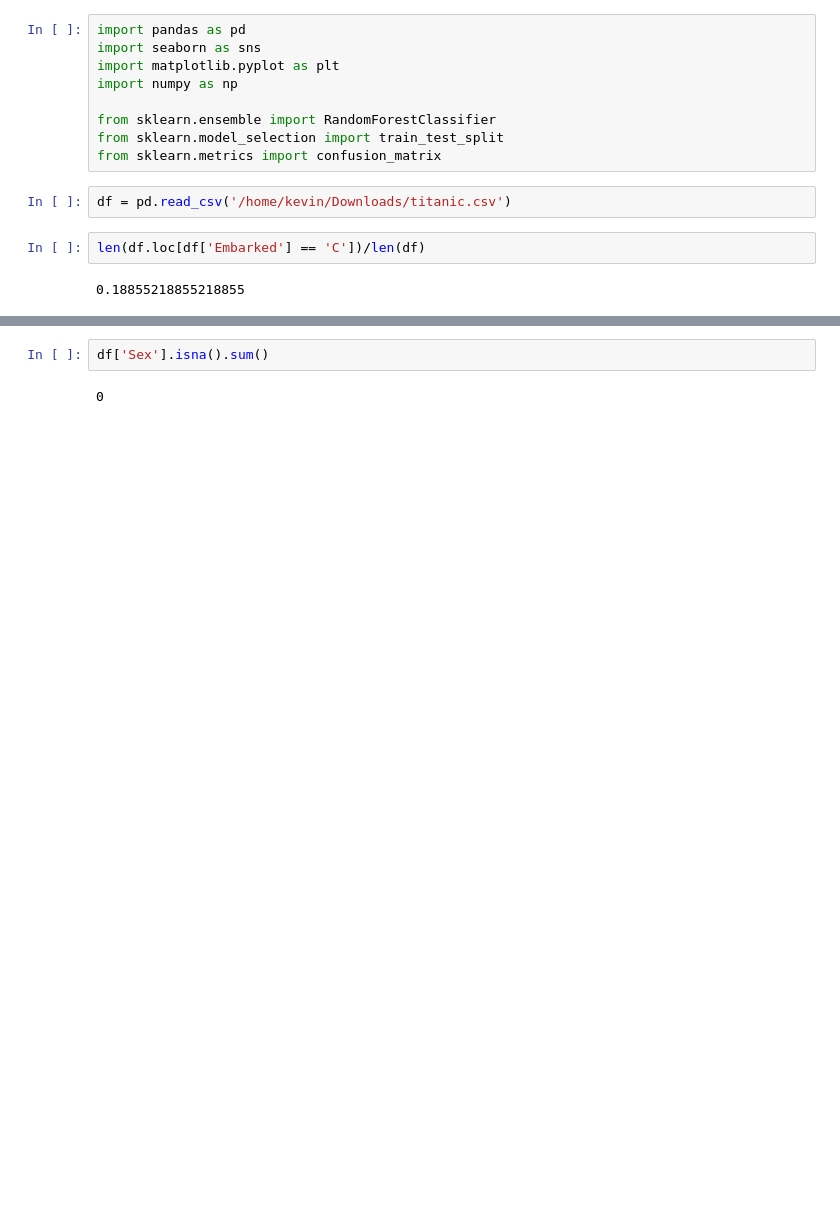
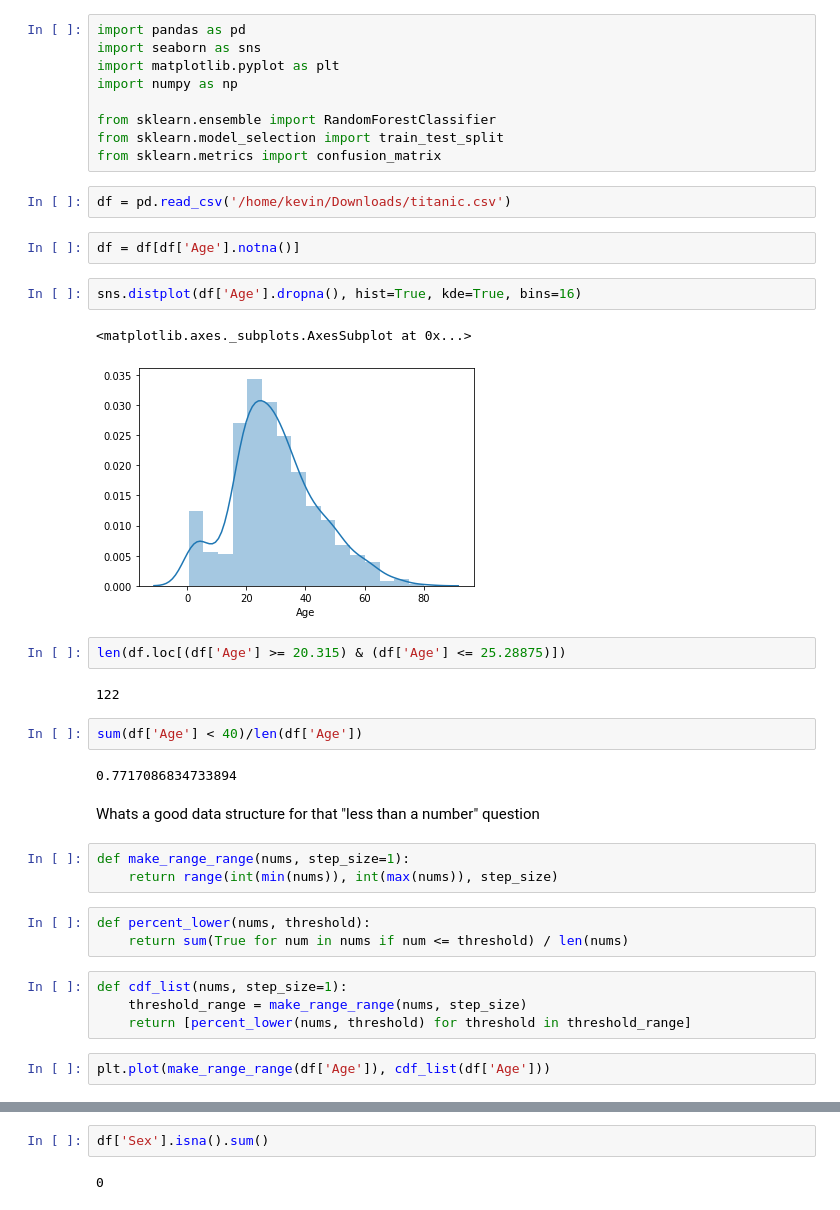
Before and after one commit to kevin-meyers/data-visualizations, a Jupyter notebook: notebooks/titanic.ipynb, the cells around one changed output, grey strips where cells are left out. Drawn from its saved outputs; the diff is of its cells as text; blank space fills up the shorter version.

```diff
--- a/notebooks/titanic.ipynb
+++ b/notebooks/titanic.ipynb
@@ -9,7 +9,32 @@ from sklearn.model_selection import train_test_split
 from sklearn.metrics import confusion_matrix
 # %%
 df = pd.read_csv('/home/kevin/Downloads/titanic.csv')
+# %%
+df = df[df['Age'].notna()]
+# %%
+sns.distplot(df['Age'].dropna(), hist=True, kde=True, bins=16)
+# %% [output]
+<matplotlib.axes._subplots.AxesSubplot at 0x...>
+[figure, added]
 # %%
-len(df.loc[df['Embarked'] == 'C'])/len(df)
+len(df.loc[(df['Age'] >= 20.315) & (df['Age'] <= 25.28875)])
 # %% [output]
-0.18855218855218855
+122
+# %%
+sum(df['Age'] < 40)/len(df['Age'])
+# %% [output]
+0.7717086834733894
+# %% [markdown]
+Whats a good data structure for that "less than a number" question
+# %%
+def make_range_range(nums, step_size=1):
+    return range(int(min(nums)), int(max(nums)), step_size)
+# %%
+def percent_lower(nums, threshold):
+    return sum(True for num in nums if num <= threshold) / len(nums)
+# %%
+def cdf_list(nums, step_size=1):
+    threshold_range = make_range_range(nums, step_size)
+    return [percent_lower(nums, threshold) for threshold in threshold_range]
+# %%
+plt.plot(make_range_range(df['Age']), cdf_list(df['Age']))
```
Also changed, not shown: parts of 5 cells of this notebook, 10 other files.
